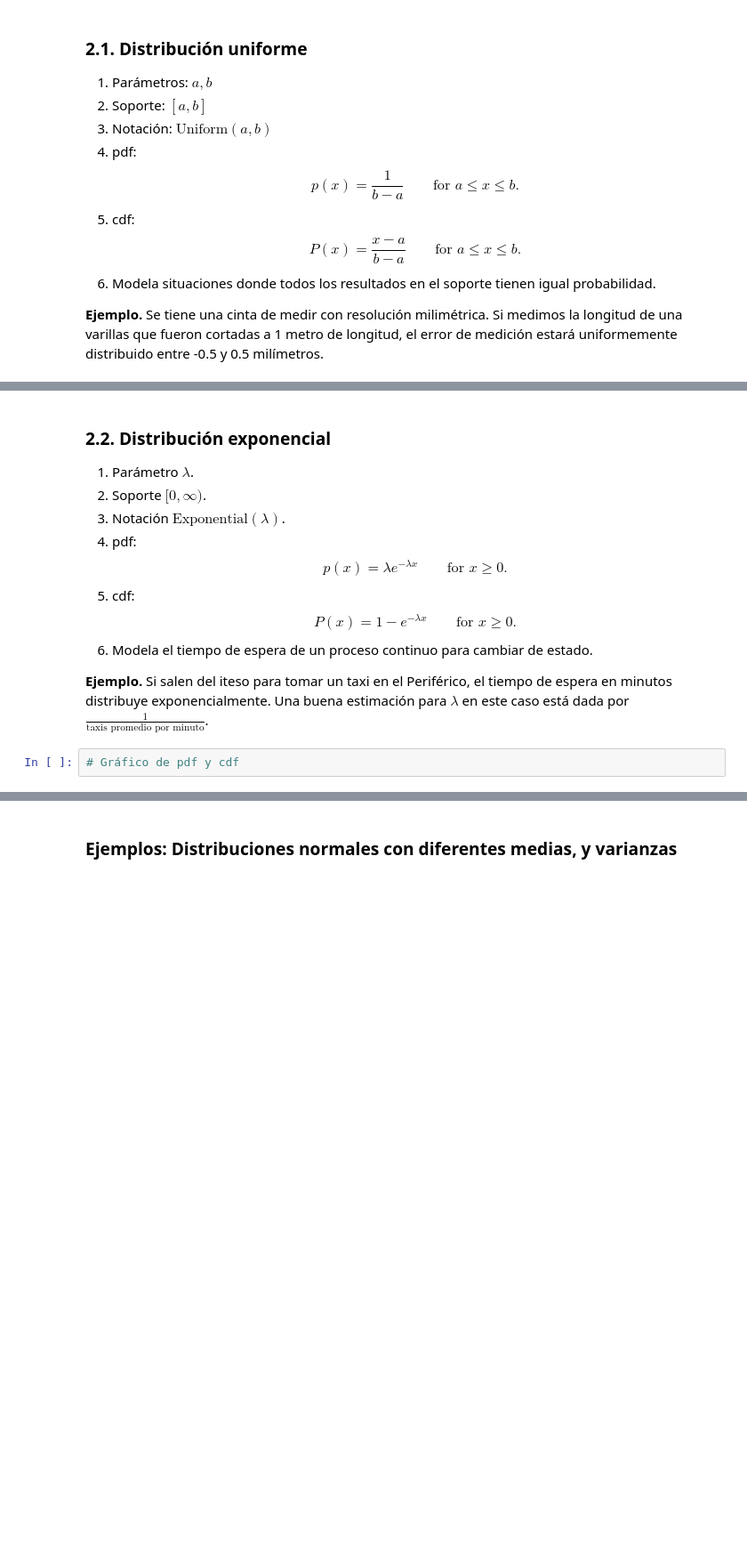
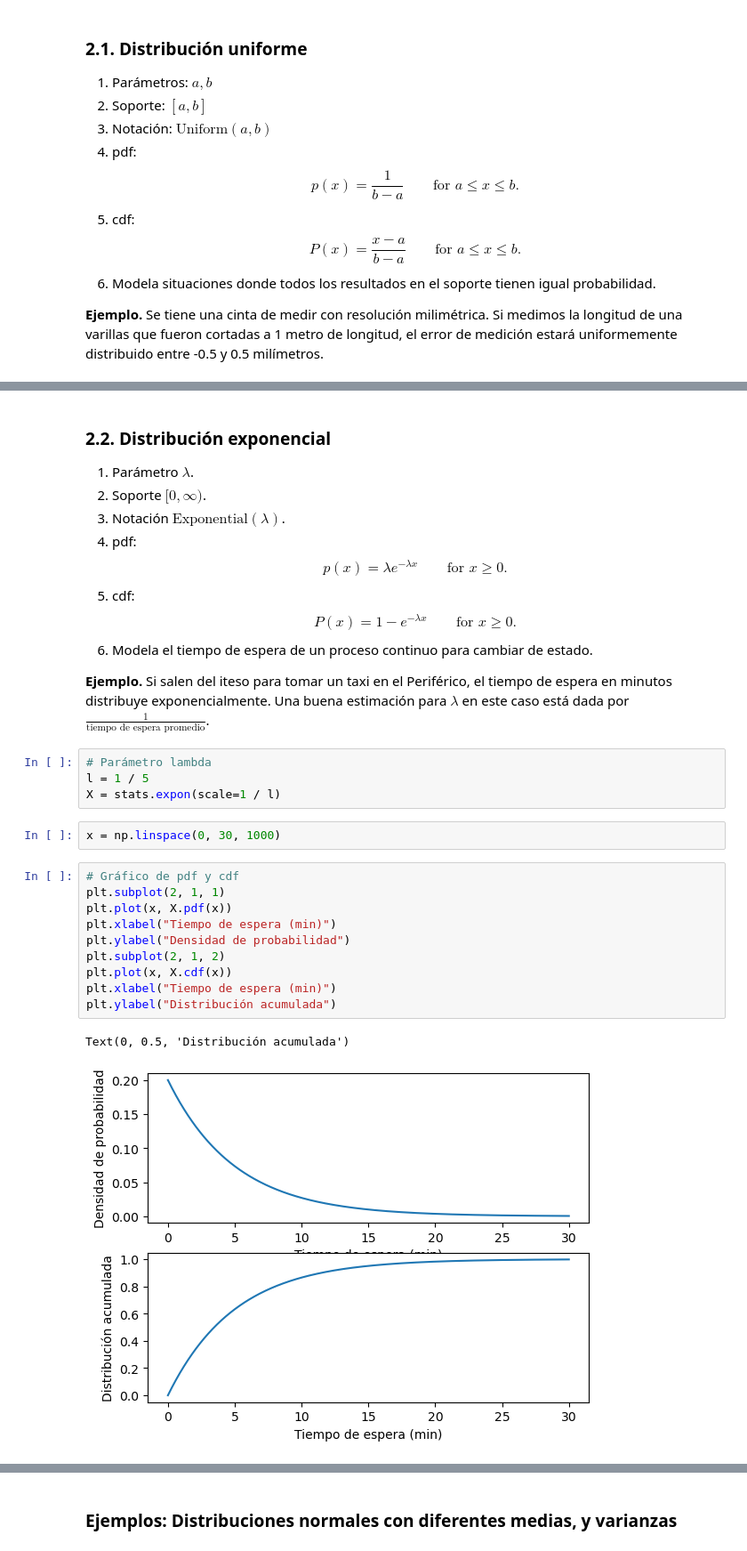
Before and after one commit to esjimenezro/mebo2024, a Jupyter notebook: modulo1/tema2/3-variables-aleatorias-continuas.ipynb, the cells around one changed output, grey strips where cells are left out. Shown at 89% size. Saved outputs shown, nothing was run; the diff lists cells and outputs as text; blank space fills up the shorter version.

```diff
--- a/modulo1/tema2/3-variables-aleatorias-continuas.ipynb
+++ b/modulo1/tema2/3-variables-aleatorias-continuas.ipynb
@@ -124,9 +159,26 @@ Para cada una, veremos el soporte, la densidad, la distribución acumulada y una
    $$
 6. Modela el tiempo de espera de un proceso continuo para cambiar de estado.
 
-**Ejemplo.** Si salen del iteso para tomar un taxi en el Periférico, el tiempo de espera en minutos distribuye exponencialmente. Una buena estimación para $\lambda$ en este caso está dada por $\frac{1}{\text{taxis promedio por minuto}}$.
+**Ejemplo.** Si salen del iteso para tomar un taxi en el Periférico, el tiempo de espera en minutos distribuye exponencialmente. Una buena estimación para $\lambda$ en este caso está dada por $\frac{1}{\text{tiempo de espera promedio}}$.
-# %%
-# Gráfico de pdf y cdf
+# %%
+# Parámetro lambda
+l = 1 / 5
+X = stats.expon(scale=1 / l)
+# %%
+x = np.linspace(0, 30, 1000)
+# %%
+# Gráfico de pdf y cdf
+plt.subplot(2, 1, 1)
+plt.plot(x, X.pdf(x))
+plt.xlabel("Tiempo de espera (min)")
+plt.ylabel("Densidad de probabilidad")
+plt.subplot(2, 1, 2)
+plt.plot(x, X.cdf(x))
+plt.xlabel("Tiempo de espera (min)")
+plt.ylabel("Distribución acumulada")
+# %% [output]
+Text(0, 0.5, 'Distribución acumulada')
+[figure, added]
 # %% [markdown]
 ### 2.3. Distribución normal
 
```
Also changed, not shown: parts of 22 cells of this notebook, 1 other file.
